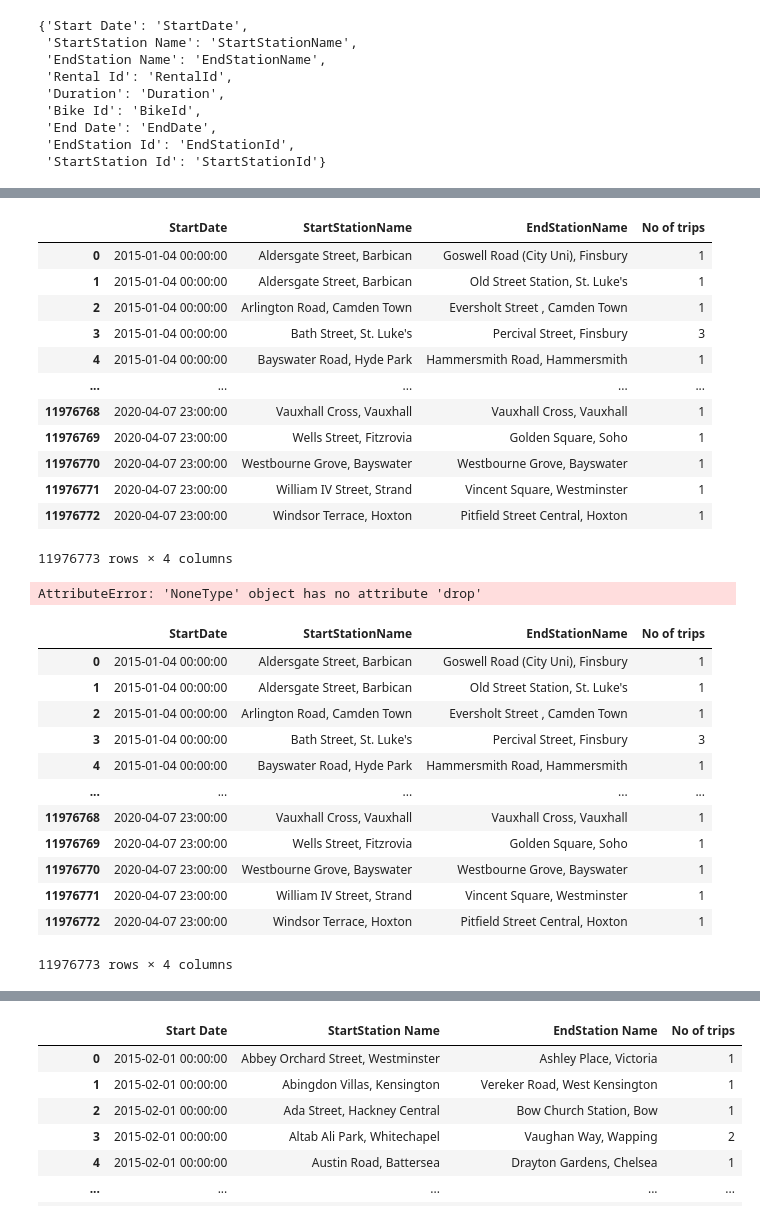
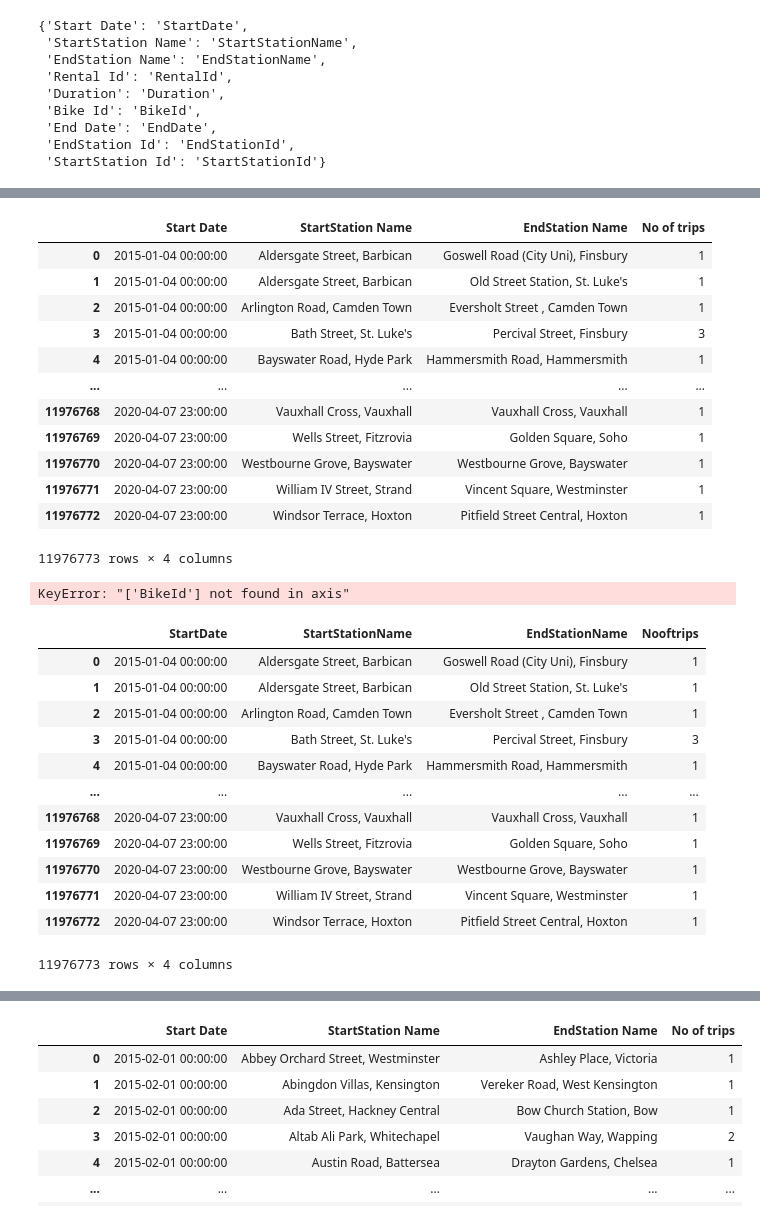
Before and after one commit to elsebasmar/london-bss, a Jupyter notebook: londonbss/notebooks/data_collection/B-Full_trip_data_test.ipynb, the cells around one changed output, grey strips where cells are left out. Drawn from its saved outputs; the diff is of its cells as text; code cells hidden in the pictures.

```diff
--- a/londonbss/notebooks/data_collection/B-Full_trip_data_test.ipynb
+++ b/londonbss/notebooks/data_collection/B-Full_trip_data_test.ipynb
@@ -461,14 +478,11 @@ new_result4=new_result4.reset_index()
 # %%
-new_result4['No of trips']=new_result4['Duration']
-new_result4.drop(columns=['RentalId'],inplace=True)
-new_result4.drop(columns=['Duration'],inplace=True)
-new_result4.drop(columns=['BikeId'],inplace=True)
-new_result4.drop(columns=['EndDate'],inplace=True)
-new_result4.drop(columns=['EndStationId'],inplace=True)
-new_result4.drop(columns=['StartStationId'],inplace=True)
+
+new_result4.drop(columns=['End Date'],inplace=True)
+new_result4.drop(columns=['EndStation Id'],inplace=True)
+new_result4.drop(columns=['StartStation Id'],inplace=True)
 new_result4
 # %% [output]
-|  | StartDate | StartStationName | EndStationName | No of trips |
+|  | Start Date | StartStation Name | EndStation Name | No of trips |
 | 0 | 2015-01-04 00:00:00 | Aldersgate Street, Barbican | Goswell Road (City Uni), Finsbury | 1 |
 | 1 | 2015-01-04 00:00:00 | Aldersgate Street, Barbican | Old Street Station, St. Luke's | 1 |
 | 2 | 2015-01-04 00:00:00 | Arlington Road, Camden Town | Eversholt Street , Camden Town | 1 |
@@ -487,12 +501,12 @@ new_result4=new_result4.drop(columns=['EndDate'],inplace=True)
 new_result4=new_result4.drop(columns=['EndStationId'],inplace=True)
 new_result4=new_result4.drop(columns=['StartStationId'],inplace=True)
 # %% [output]
-AttributeError: 'NoneType' object has no attribute 'drop'
+KeyError: "['BikeId'] not found in axis"
 # %%
-new_result4=new_result4.rename(new_names,axis=1)
+new_result4=new_result4.rename({'No of trips':'Nooftrips'},axis=1)
 new_result4
 # %% [output]
-|  | StartDate | StartStationName | EndStationName | No of trips |
+|  | StartDate | StartStationName | EndStationName | Nooftrips |
 | 0 | 2015-01-04 00:00:00 | Aldersgate Street, Barbican | Goswell Road (City Uni), Finsbury | 1 |
 | 1 | 2015-01-04 00:00:00 | Aldersgate Street, Barbican | Old Street Station, St. Luke's | 1 |
 | 2 | 2015-01-04 00:00:00 | Arlington Road, Camden Town | Eversholt Street , Camden Town | 1 |
```
Also changed, not shown: parts of 11 cells of this notebook.
